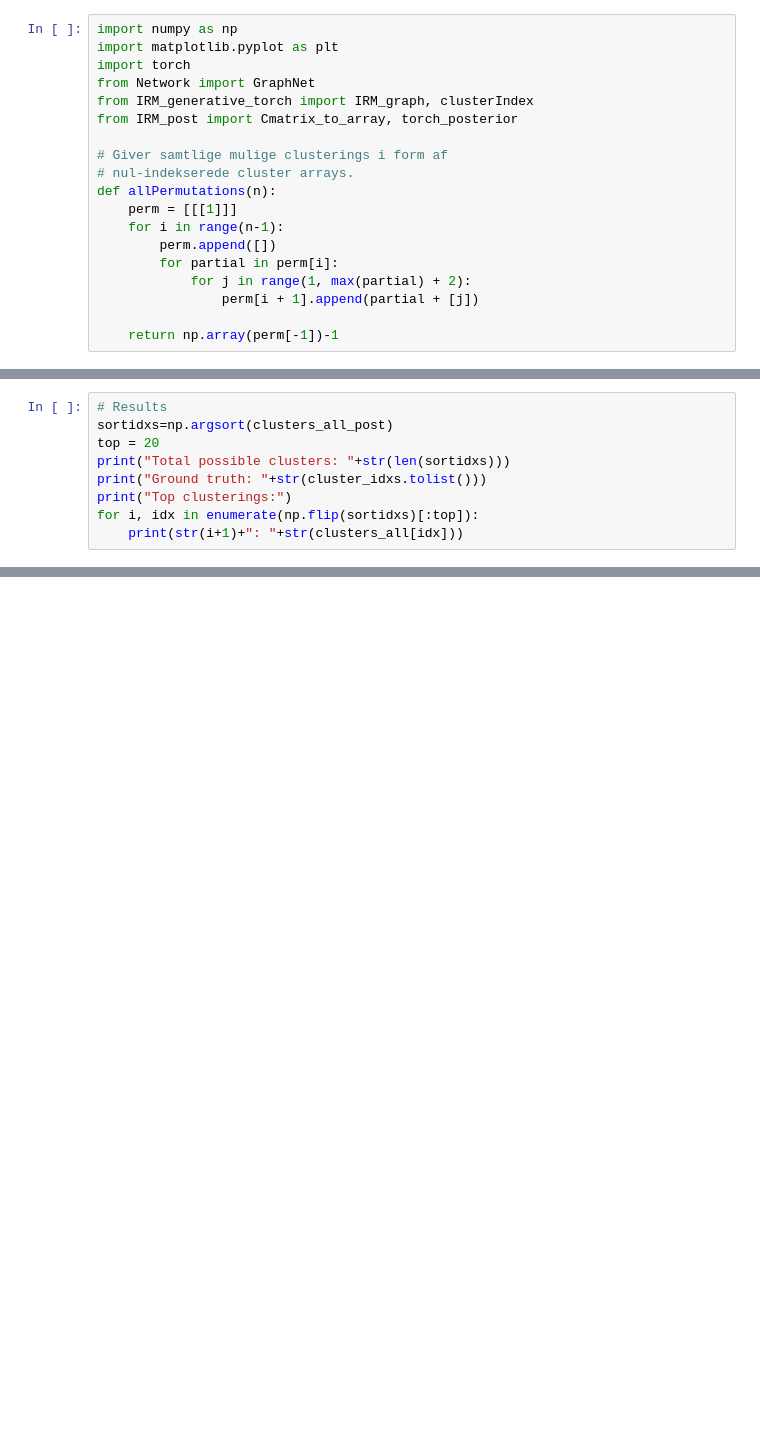
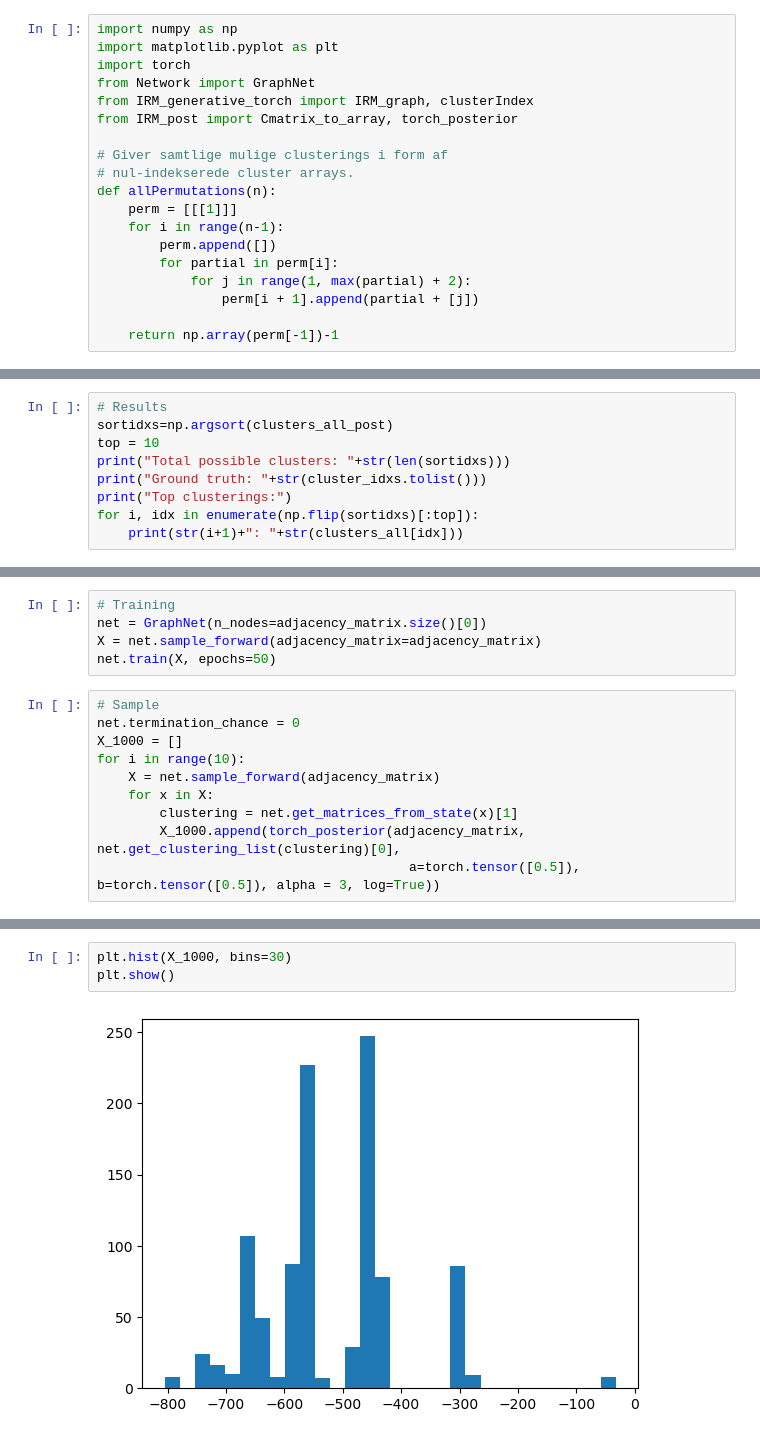
Before and after one commit to FabianScott/GFlowNetsA, a Jupyter notebook: GraphClustering/Network/BruteForceClustering.ipynb, the cells around one changed output, grey strips where cells are left out. Drawn from its saved outputs; the diff is of its cells as text; blank space fills up the shorter version.

```diff
--- a/GraphClustering/Network/BruteForceClustering.ipynb
+++ b/GraphClustering/Network/BruteForceClustering.ipynb
@@ -46,7 +44,7 @@ plt.show()
 # %%
 # Results
 sortidxs=np.argsort(clusters_all_post)
-top = 20
+top = 10
 print("Total possible clusters: "+str(len(sortidxs)))
 print("Ground truth: "+str(cluster_idxs.tolist()))
 print("Top clusterings:")
@@ -72,0 +67,15 @@ Top clusterings:
+# %%
+# Training
+net = GraphNet(n_nodes=adjacency_matrix.size()[0])
+X = net.sample_forward(adjacency_matrix=adjacency_matrix)
+net.train(X, epochs=50)
+# %%
+# Sample
+net.termination_chance = 0
+X_1000 = []
+for i in range(10):
+    X = net.sample_forward(adjacency_matrix)
+    for x in X:
+        clustering = net.get_matrices_from_state(x)[1]
+        X_1000.append(torch_posterior(adjacency_matrix, net.get_clustering_list(clustering)[0],
+                                        a=torch.tensor([0.5]), b=torch.tensor([0.5]), alpha = 3, log=True))
@@ -72,0 +106,5 @@ Top clusterings:
+# %%
+plt.hist(X_1000, bins=30)
+plt.show()
+# %% [output]
+[figure, added]
```
Also changed, not shown: parts of 8 cells of this notebook.
